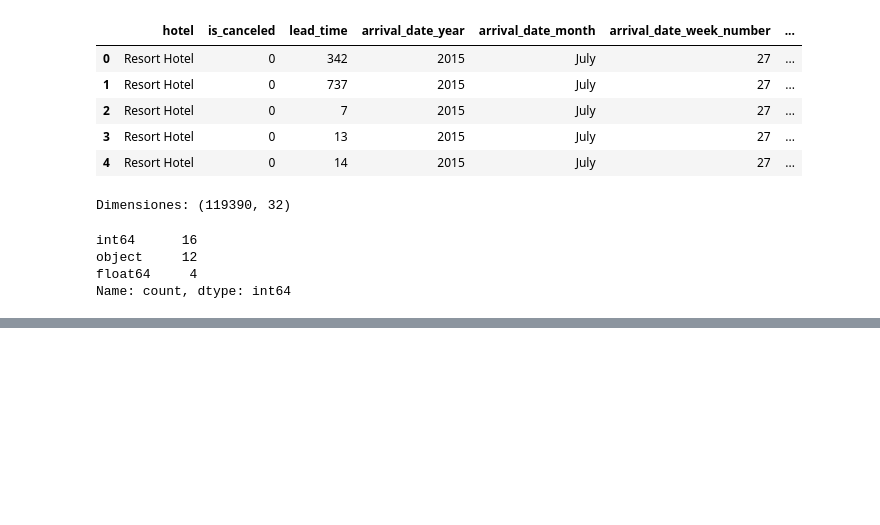
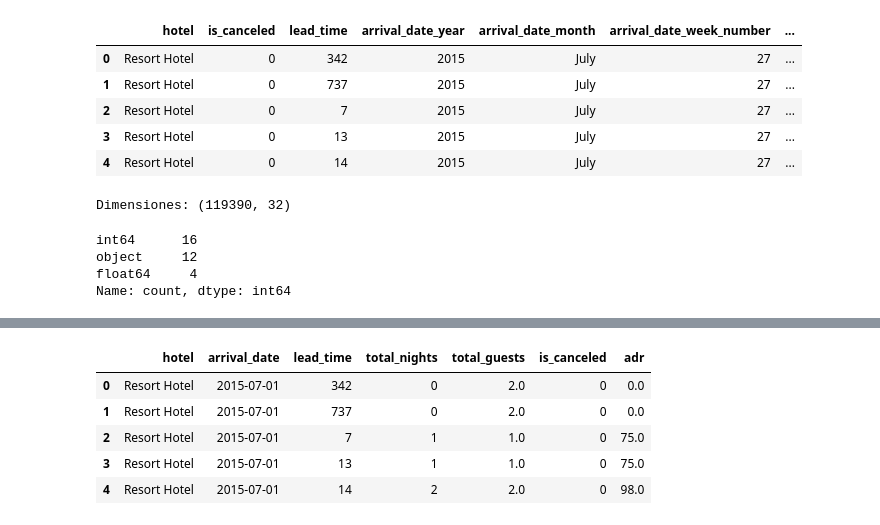
Before and after one commit to jaime87juarez/-Midterm-Project-mlzoomcamp_2026, a Jupyter notebook: notebooks/01_EDA.ipynb, the cells around one changed output, grey strips where cells are left out. Drawn from its saved outputs; the diff is of its cells as text; code cells hidden in the pictures; blank space fills up the shorter version.

```diff
--- a/notebooks/01_EDA.ipynb
+++ b/notebooks/01_EDA.ipynb
@@ -30,0 +70,10 @@ Name: count, dtype: int64
+# %%
+df=prepare(raw)
+display(df[['hotel','arrival_date','lead_time','total_nights','total_guests','is_canceled','adr']].head())
+# %% [output]
+|  | hotel | arrival_date | lead_time | total_nights | total_guests | is_canceled | adr |
+| 0 | Resort Hotel | 2015-07-01 | 342 | 0 | 2.0 | 0 | 0.0 |
+| 1 | Resort Hotel | 2015-07-01 | 737 | 0 | 2.0 | 0 | 0.0 |
+| 2 | Resort Hotel | 2015-07-01 | 7 | 1 | 1.0 | 0 | 75.0 |
+| 3 | Resort Hotel | 2015-07-01 | 13 | 1 | 1.0 | 0 | 75.0 |
+| 4 | Resort Hotel | 2015-07-01 | 14 | 2 | 2.0 | 0 | 98.0 |
```
Also changed, not shown: parts of 7 cells of this notebook, 1 other file.
